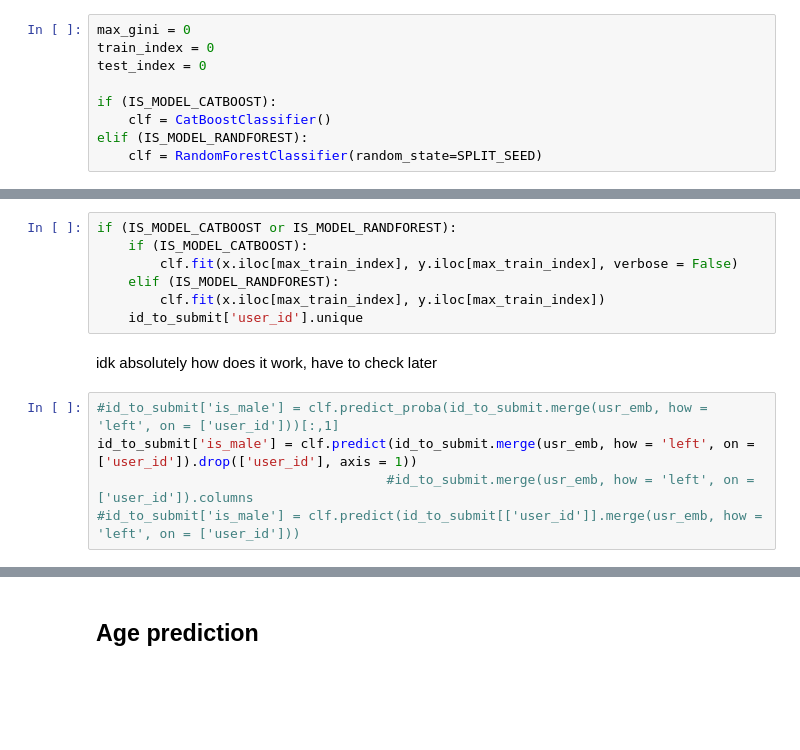
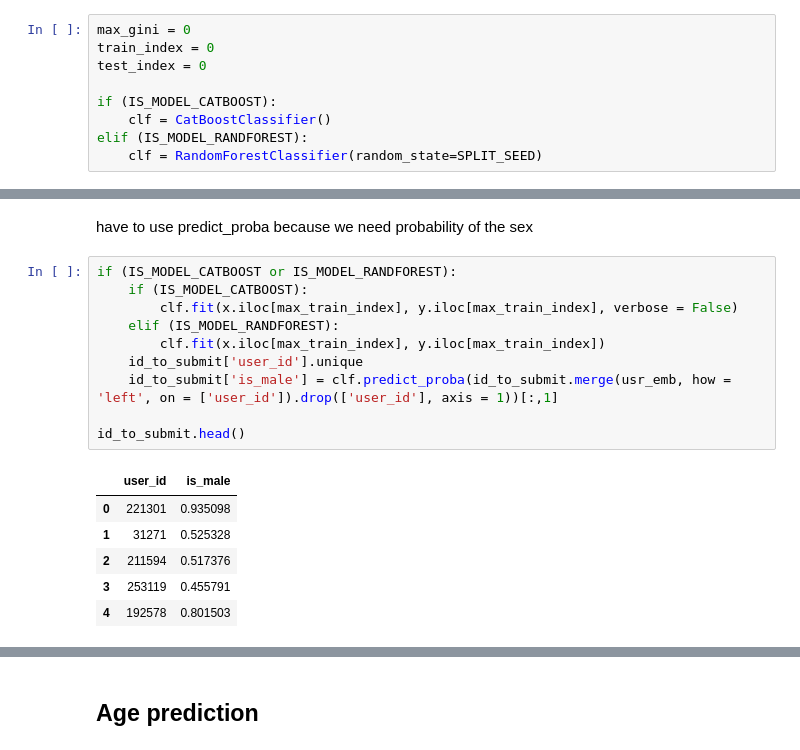
Before and after one commit to a125x/MTS-ML-CUP, a Jupyter notebook: mts-cup-kaggle.ipynb, the cells around one changed output, grey strips where cells are left out. Drawn from its saved outputs; the diff is of its cells as text; blank space fills up the shorter version.

```diff
--- a/mts-cup-kaggle.ipynb
+++ b/mts-cup-kaggle.ipynb
@@ -315,17 +313,22 @@ Max test index is [105719 105720 105721 105722 105723]
+# %% [markdown]
+have to use predict_proba because we need probability of the sex
 # %%
 if (IS_MODEL_CATBOOST or IS_MODEL_RANDFOREST):
     if (IS_MODEL_CATBOOST):
         clf.fit(x.iloc[max_train_index], y.iloc[max_train_index], verbose = False)
     elif (IS_MODEL_RANDFOREST):
         clf.fit(x.iloc[max_train_index], y.iloc[max_train_index])
     id_to_submit['user_id'].unique
+    id_to_submit['is_male'] = clf.predict_proba(id_to_submit.merge(usr_emb, how = 'left', on = ['user_id']).drop(['user_id'], axis = 1))[:,1]
+
+id_to_submit.head()
+# %% [output]
+|  | user_id | is_male |
+| 0 | 221301 | 0.935098 |
+| 1 | 31271 | 0.525328 |
+| 2 | 211594 | 0.517376 |
+| 3 | 253119 | 0.455791 |
+| 4 | 192578 | 0.801503 |
-# %% [markdown]
-idk absolutely how does it work, have to check later
-# %%
-#id_to_submit['is_male'] = clf.predict_proba(id_to_submit.merge(usr_emb, how = 'left', on = ['user_id']))[:,1]
-id_to_submit['is_male'] = clf.predict(id_to_submit.merge(usr_emb, how = 'left', on = ['user_id']).drop(['user_id'], axis = 1))
-                                     #id_to_submit.merge(usr_emb, how = 'left', on = ['user_id']).columns
-#id_to_submit['is_male'] = clf.predict(id_to_submit[['user_id']].merge(usr_emb, how = 'left', on = ['user_id']))
 # %%
 print("Current GINI score: ", float(f'{2 * m.roc_auc_score(y.iloc[max_test_index], clf.predict_proba(x.iloc[max_test_index])[:,1]) - 1:2.3f}'))
 # %% [output]
```
Also changed, not shown: parts of 14 cells of this notebook.
